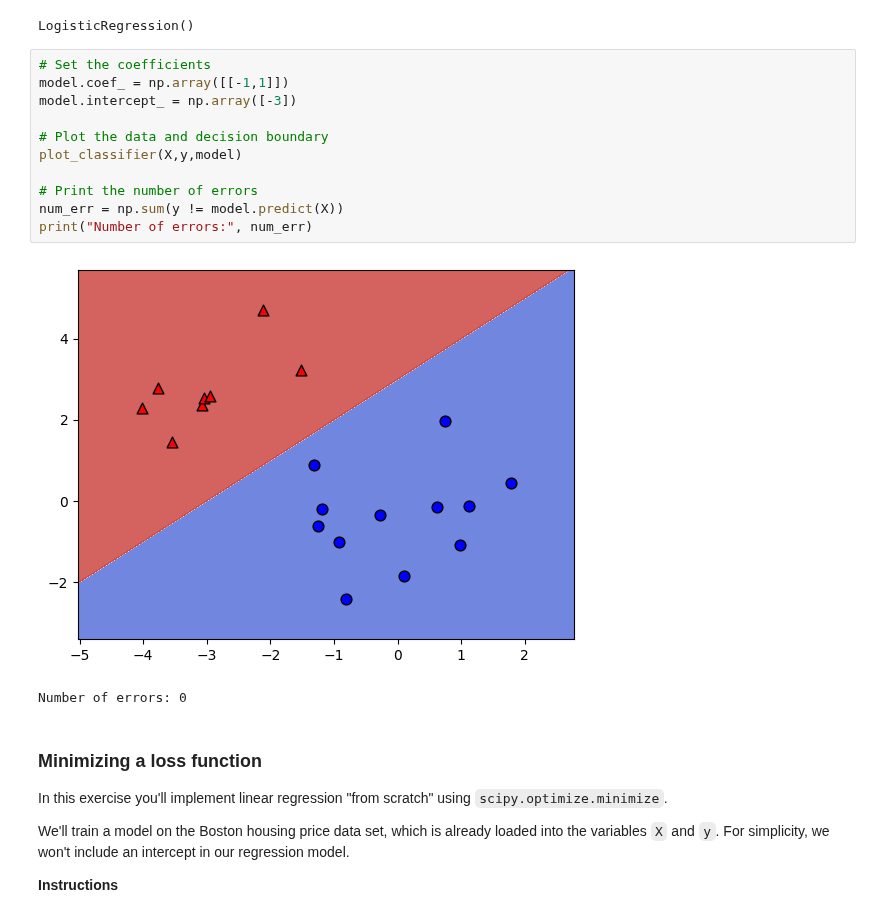
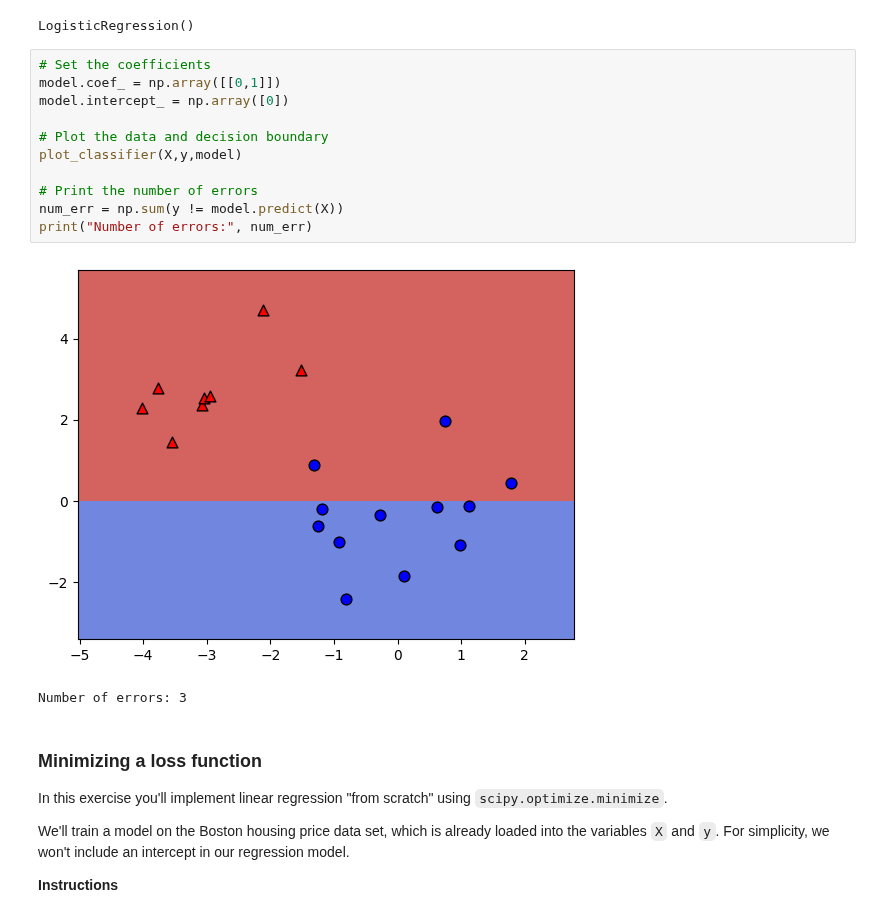
Before and after one commit to datttrian/linear-classifiers-in-python, a Jupyter notebook: notebook.ipynb, the cells around one changed output. Saved outputs shown, nothing was run; the diff lists cells and outputs as text.

```diff
--- a/notebook.ipynb
+++ b/notebook.ipynb
@@ -369,18 +369,18 @@ model.fit(X, y)
 LogisticRegression()
 # %%
 # Set the coefficients
-model.coef_ = np.array([[-1,1]])
-model.intercept_ = np.array([-3])
+model.coef_ = np.array([[0,1]])
+model.intercept_ = np.array([0])
 
 # Plot the data and decision boundary
 plot_classifier(X,y,model)
 
 # Print the number of errors
 num_err = np.sum(y != model.predict(X))
 print("Number of errors:", num_err)
 # %% [output]
-[figure, old version]
+[figure, new version]
-Number of errors: 0
+Number of errors: 3
 # %% [markdown]
 ### Minimizing a loss function
 
```
Also changed, not shown: parts of 5 cells of this notebook.
